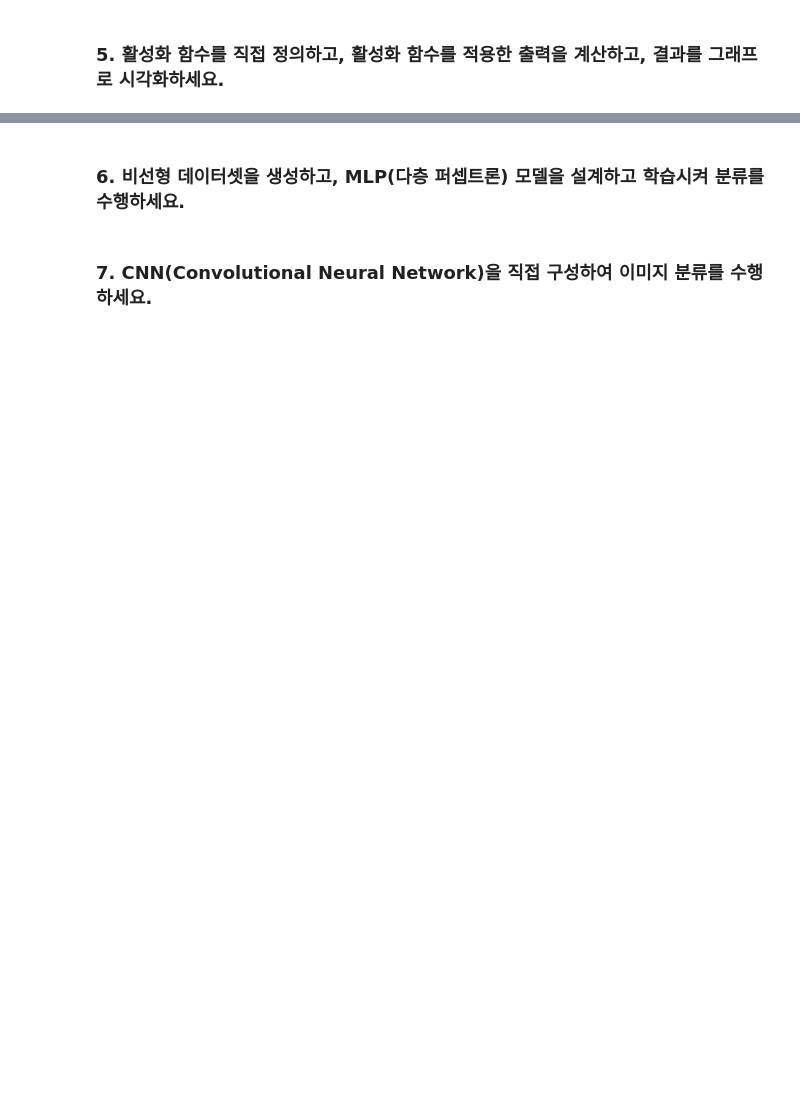
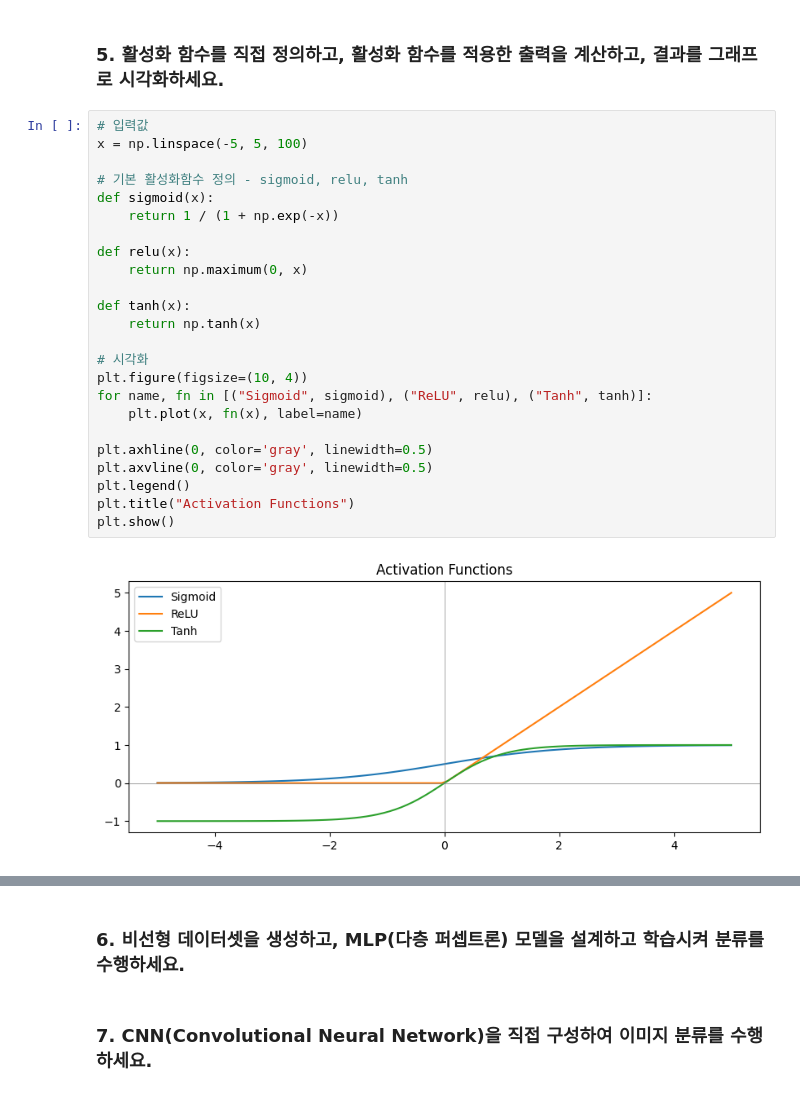
Before and after one commit to 100-hours-a-week/KTB4-Kaia-AI, a Jupyter notebook: weekly-challenge/week-04/weekly_challenge.ipynb, the cells around one changed output, grey strips where cells are left out. Cells and saved outputs as stored; diff of their text form; blank space fills up the shorter version.

Commit message:
feat(week-04): add data augmentation, activation functions

```diff
--- a/weekly-challenge/week-04/weekly_challenge.ipynb
+++ b/weekly-challenge/week-04/weekly_challenge.ipynb
@@ -467,2 +508,28 @@ Naive Bayes                 0.9000
 # %% [markdown]
 ### 5. 활성화 함수를 직접 정의하고, 활성화 함수를 적용한 출력을 계산하고, 결과를 그래프로 시각화하세요.
+# %%
+# 입력값
+x = np.linspace(-5, 5, 100)
+
+# 기본 활성화함수 정의 - sigmoid, relu, tanh
+def sigmoid(x):
+    return 1 / (1 + np.exp(-x))
+
+def relu(x):
+    return np.maximum(0, x)
+
+def tanh(x):
+    return np.tanh(x)
+
+# 시각화
+plt.figure(figsize=(10, 4))
+for name, fn in [("Sigmoid", sigmoid), ("ReLU", relu), ("Tanh", tanh)]:
+    plt.plot(x, fn(x), label=name)
+
+plt.axhline(0, color='gray', linewidth=0.5)
+plt.axvline(0, color='gray', linewidth=0.5)
+plt.legend()
+plt.title("Activation Functions")
+plt.show()
+# %% [output]
+[figure, added]
```
Also changed, not shown: parts of 6 cells of this notebook.
